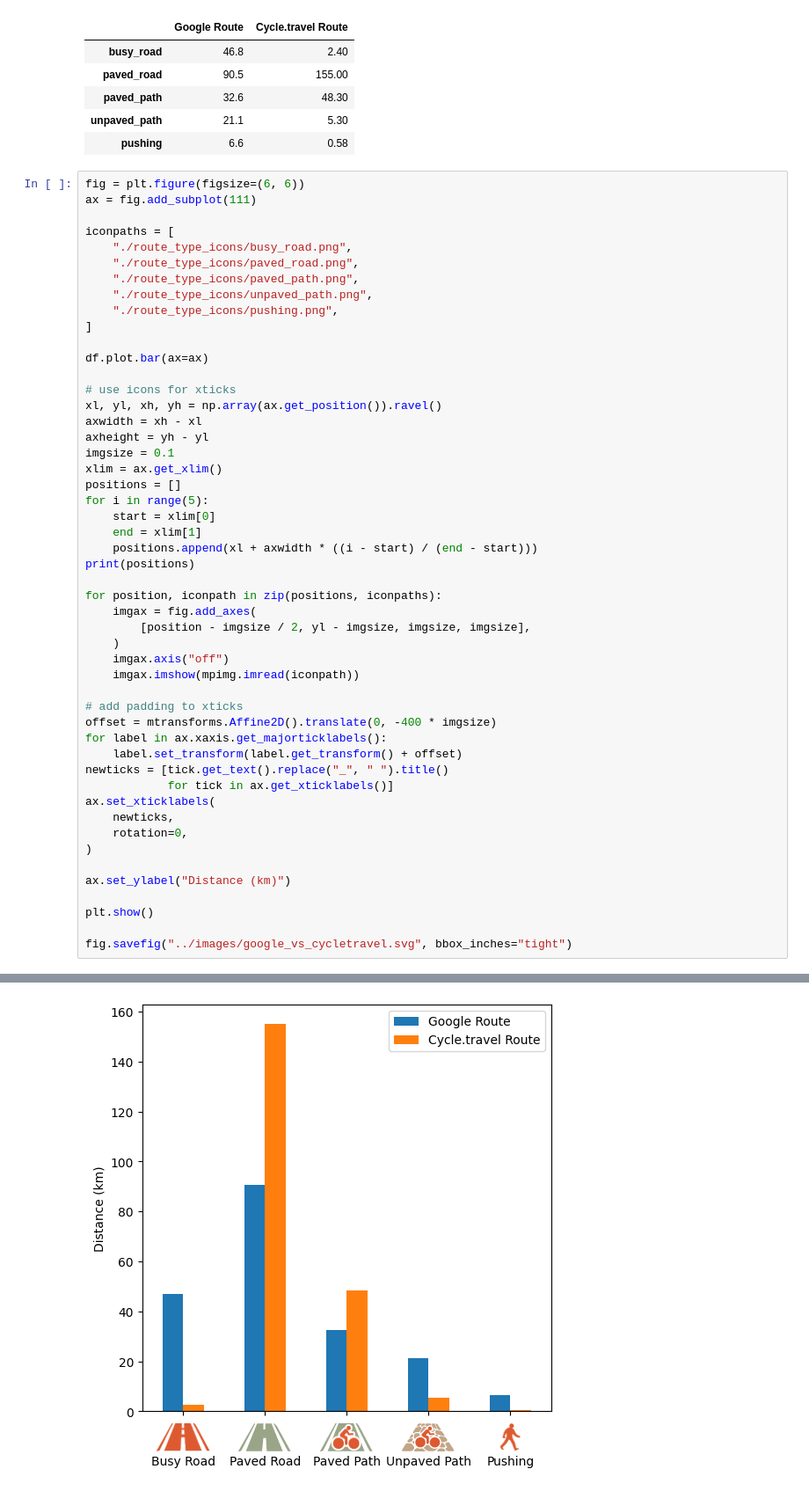
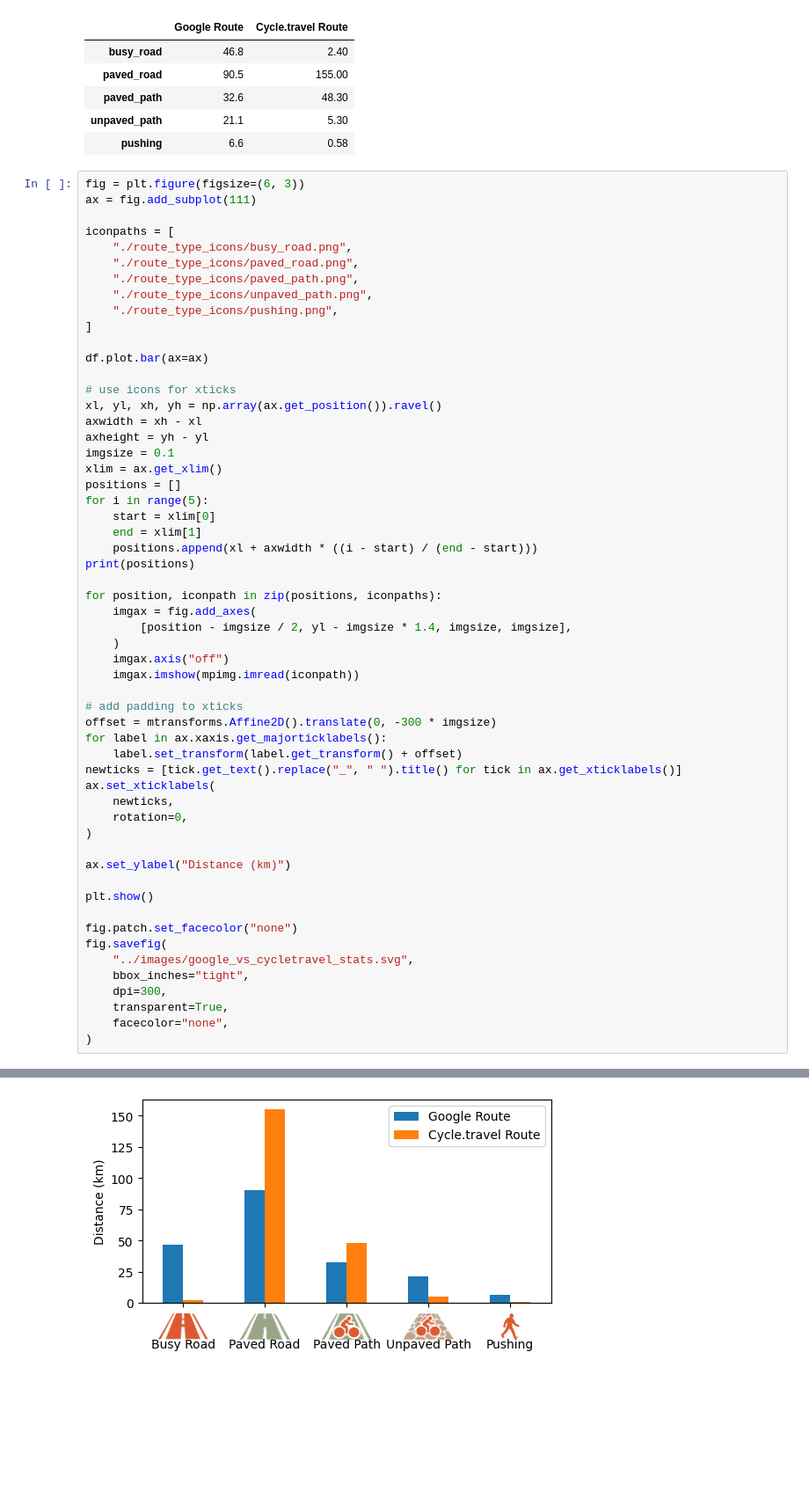
Before and after one commit to alifeee/blogtest, a Jupyter notebook: bike-to-cambridge/src/maps_vs_cycleroutes.ipynb, the cells around one changed output, grey strips where cells are left out. Shown at 88% size. Drawn from its saved outputs; the diff is of its cells as text; blank space fills up the shorter version.

Commit message:
reduce size of stats bar chart

```diff
--- a/bike-to-cambridge/src/maps_vs_cycleroutes.ipynb
+++ b/bike-to-cambridge/src/maps_vs_cycleroutes.ipynb
@@ -80,7 +80,7 @@ df
 | unpaved_path | 21.1 | 5.30 |
 | pushing | 6.6 | 0.58 |
 # %%
-fig = plt.figure(figsize=(6, 6))
+fig = plt.figure(figsize=(6, 3))
 ax = fig.add_subplot(111)
 
 iconpaths = [
@@ -99,36 +99,42 @@ axwidth = xh - xl
 axheight = yh - yl
 imgsize = 0.1
 xlim = ax.get_xlim()
 positions = []
 for i in range(5):
     start = xlim[0]
     end = xlim[1]
     positions.append(xl + axwidth * ((i - start) / (end - start)))
 print(positions)
 
 for position, iconpath in zip(positions, iconpaths):
     imgax = fig.add_axes(
-        [position - imgsize / 2, yl - imgsize, imgsize, imgsize],
+        [position - imgsize / 2, yl - imgsize * 1.4, imgsize, imgsize],
     )
     imgax.axis("off")
     imgax.imshow(mpimg.imread(iconpath))
 
 # add padding to xticks
-offset = mtransforms.Affine2D().translate(0, -400 * imgsize)
+offset = mtransforms.Affine2D().translate(0, -300 * imgsize)
 for label in ax.xaxis.get_majorticklabels():
     label.set_transform(label.get_transform() + offset)
-newticks = [tick.get_text().replace("_", " ").title()
-            for tick in ax.get_xticklabels()]
+newticks = [tick.get_text().replace("_", " ").title() for tick in ax.get_xticklabels()]
 ax.set_xticklabels(
     newticks,
     rotation=0,
 )
 
 ax.set_ylabel("Distance (km)")
 
 plt.show()
 
-fig.savefig("../images/google_vs_cycletravel.svg", bbox_inches="tight")
+fig.patch.set_facecolor("none")
+fig.savefig(
+    "../images/google_vs_cycletravel_stats.svg",
+    bbox_inches="tight",
+    dpi=300,
+    transparent=True,
+    facecolor="none",
+)
 # %% [output]
 [0.2025, 0.3575, 0.5125, 0.6675, 0.8225]
-[figure, old version]
+[figure, new version]
```
Also changed, not shown: 1 other file.
